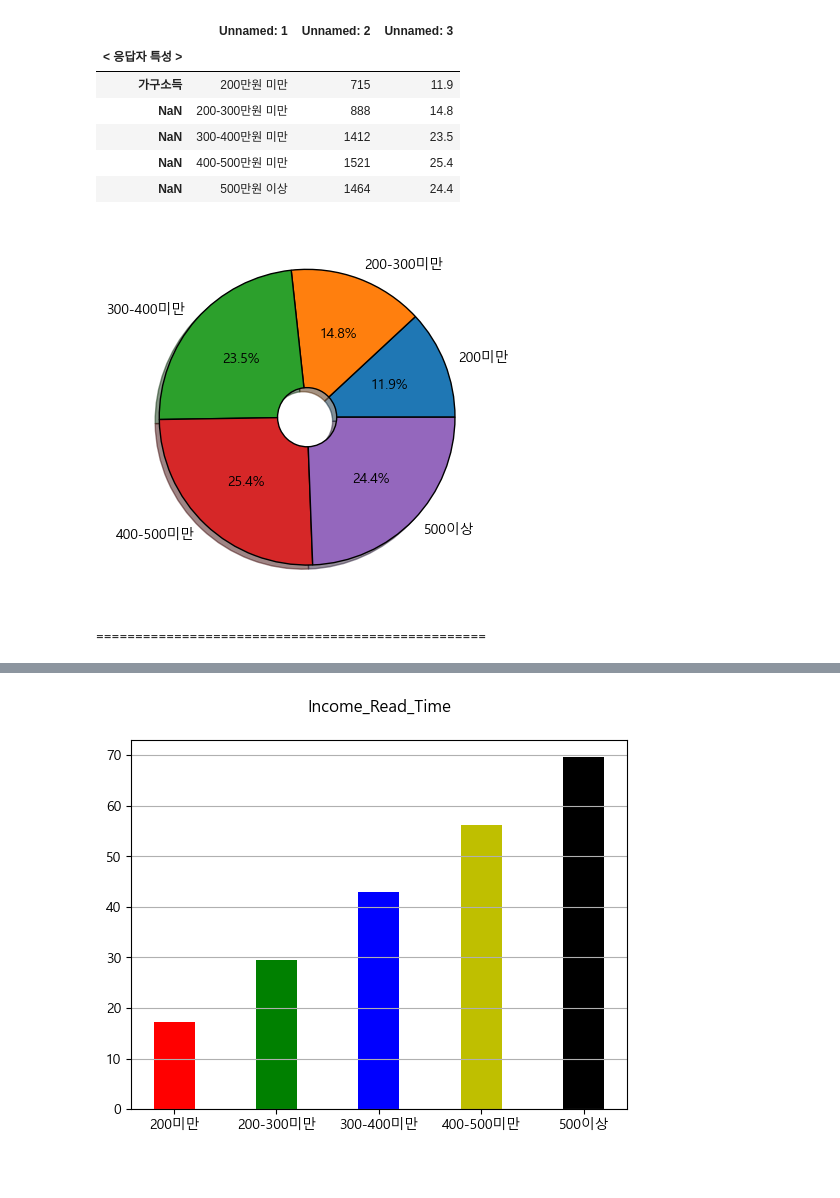
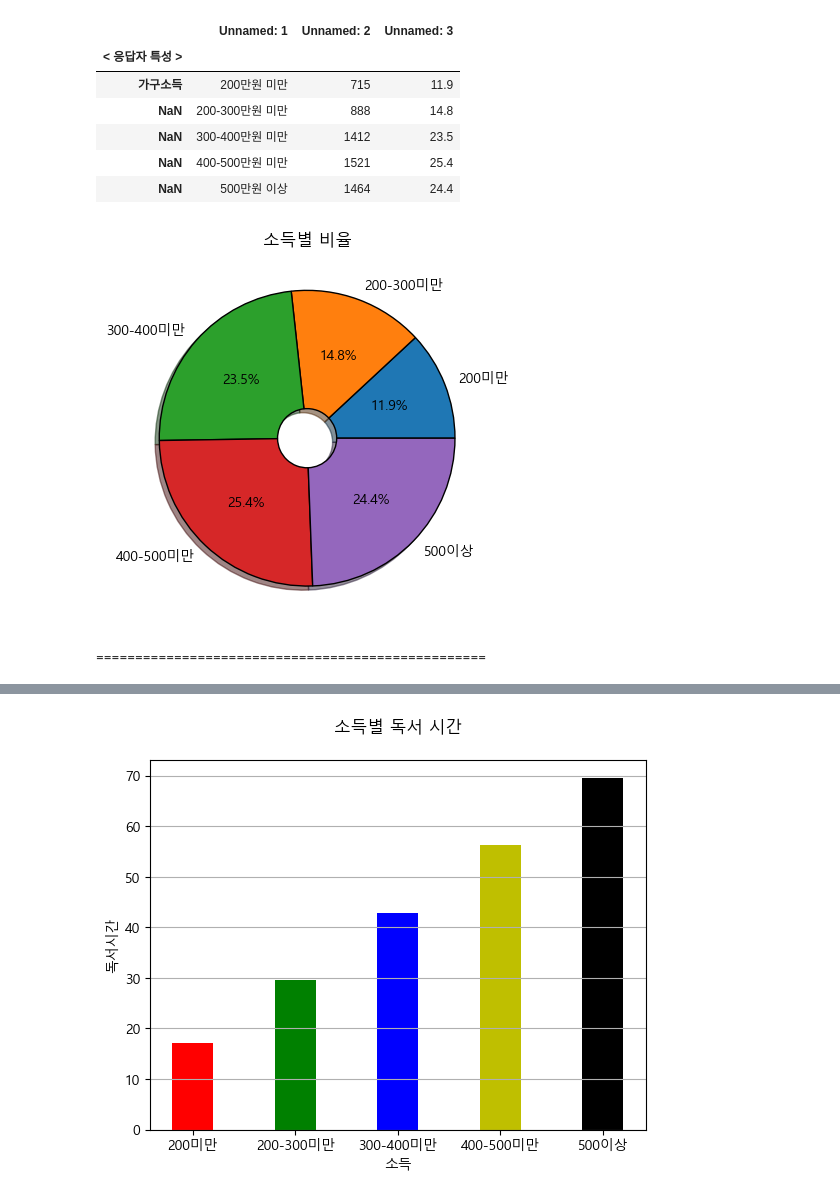
Before and after one commit to qortmdwns/adam, a Jupyter notebook: team_pjt/team.ipynb, the cells around one changed output, grey strips where cells are left out. Drawn from its saved outputs; the diff is of its cells as text; code cells hidden in the pictures; blank space fills up the shorter version.

```diff
--- a/team_pjt/team.ipynb
+++ b/team_pjt/team.ipynb
@@ -85,13 +96,15 @@ Income.head()
 # %%
 #가구소득별 사례수 퍼센트 데이터 시각
 ratio = [715, 888,  1412, 1521, 1464]
 labels = ["200미만", "200-300미만", "300-400미만", "400-500미만", "500이상"]
 wedgeprops = {"width":0.8, "edgecolor": "k", "linewidth" : 1}
 plt.pie(ratio, labels = labels, shadow=True, autopct="%.1f%%", wedgeprops=wedgeprops)
+
+plt.title("소득별 비율")
 plt.show()
 print("="*50)
 # %% [output]
-[figure, old version]
+[figure, new version]
 ==================================================
 # %%
 #평일, 휴일 가구소득별 (종이,전자,오디오)책 독서 시간(분)
@@ -119,11 +132,13 @@ x = np.arange(5)
 plt.bar(x,[TwoH_Under,TwoThreeH_Under,ThreeFourH_Under,FourFiveH_Under,FiveH_Over], color=["r","g","b","y","k"],  width=0.4)
 plt.xticks(x,["200미만", "200-300미만", "300-400미만", "400-500미만", "500이상"])
 plt.grid(True, axis="y")
-plt.title("Income_Read_Time",loc="center",pad=20)
+plt.title("소득별 독서 시간",loc="center",pad=20)
+plt.ylabel("독서시간")
+plt.xlabel("소득")
 plt.show()
 #소득과 독서량은 비례한다는 가정 True
 # %% [output]
-[figure, old version]
+[figure, new version]
 # %%
 import matplotlib.pyplot as plt #1페이지
 import pandas as pd
```
Also changed, not shown: parts of 11 cells of this notebook.
